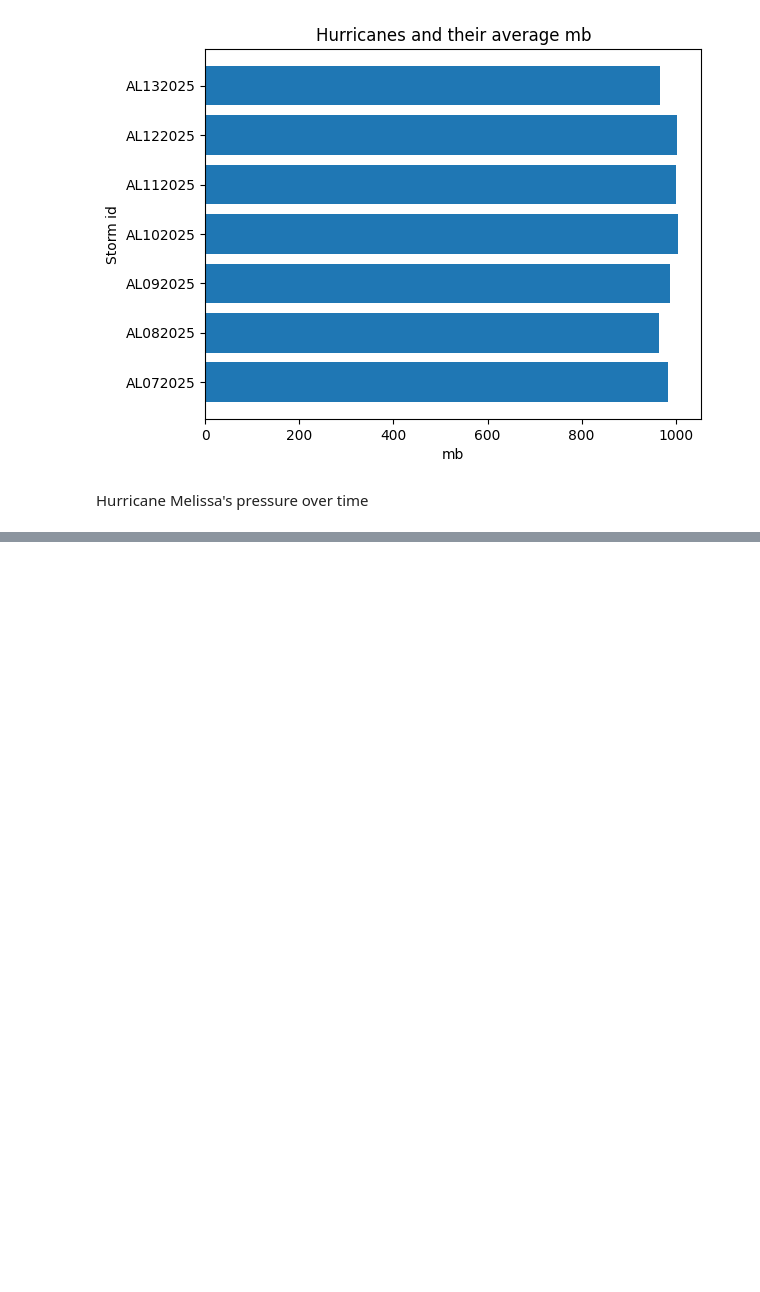
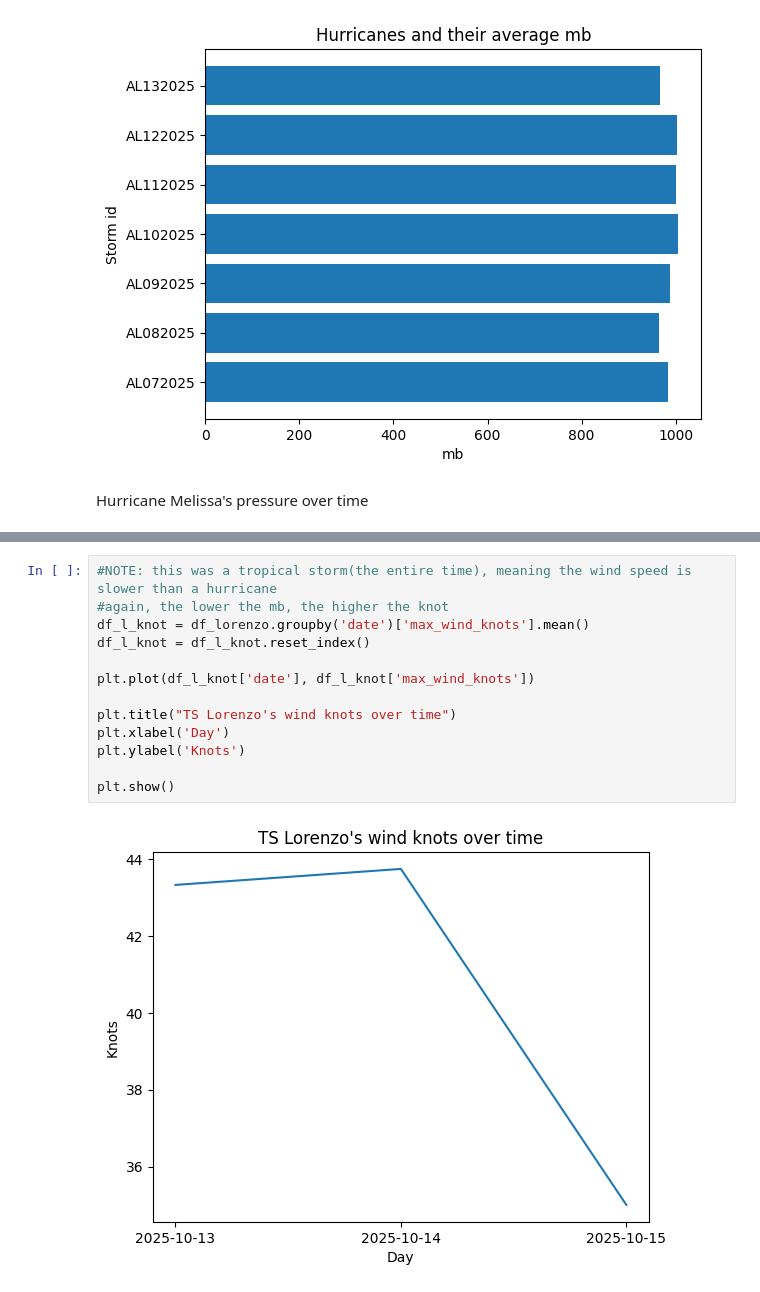
Before and after one commit to Erica4397/for_coding_camp1, a Jupyter notebook: ForCodingCampNotebook.ipynb, the cells around one changed output, grey strips where cells are left out. Cells and saved outputs as stored; diff of their text form; blank space fills up the shorter version.

```diff
--- a/ForCodingCampNotebook.ipynb
+++ b/ForCodingCampNotebook.ipynb
@@ -165,3 +187,18 @@ plt.ylabel('Minimum pressure millibars')
 plt.show()
 # %% [output]
 [figure]
+# %%
+#NOTE: this was a tropical storm(the entire time), meaning the wind speed is slower than a hurricane
+#again, the lower the mb, the higher the knot
+df_l_knot = df_lorenzo.groupby('date')['max_wind_knots'].mean()
+df_l_knot = df_l_knot.reset_index()
+
+plt.plot(df_l_knot['date'], df_l_knot['max_wind_knots'])
+
+plt.title("TS Lorenzo's wind knots over time")
+plt.xlabel('Day')
+plt.ylabel('Knots')
+
+plt.show()
+# %% [output]
+[figure, added]
```
Also changed, not shown: parts of 6 cells of this notebook.
